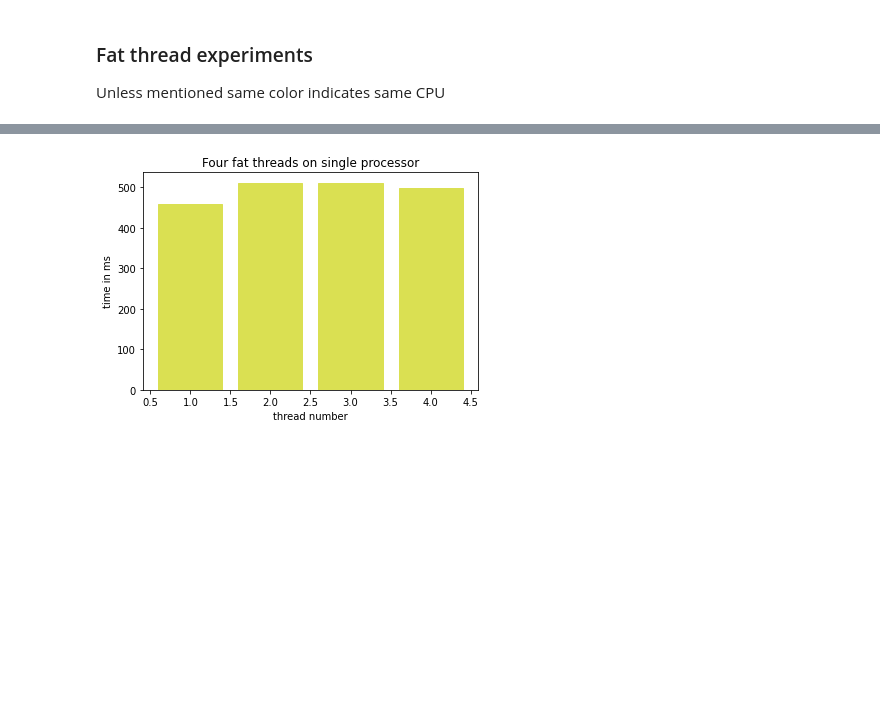
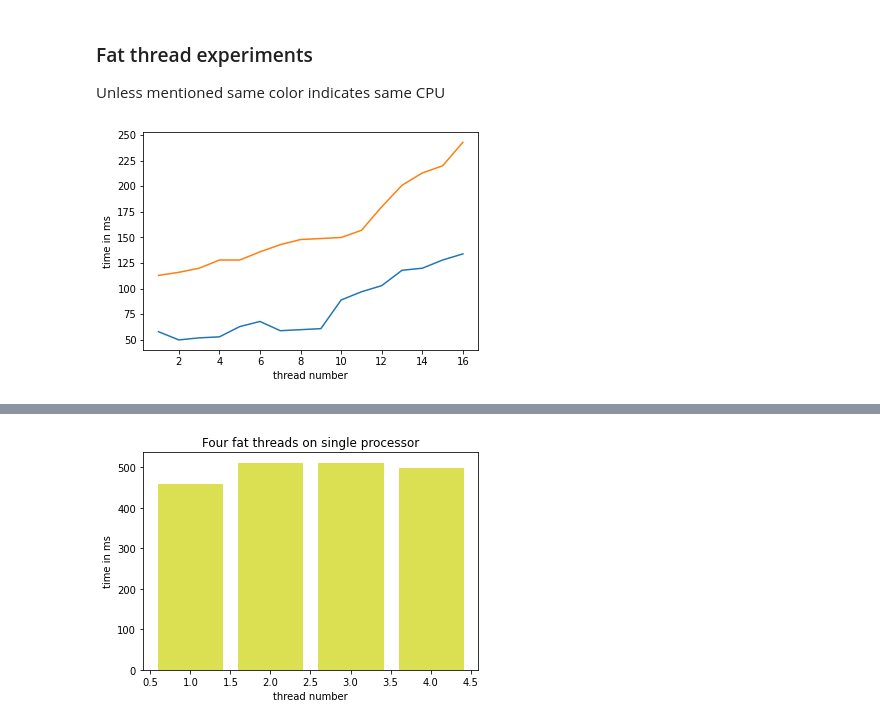
Before and after one commit to shauryapatel1995/random-threading, a Jupyter notebook: fatvsthin.ipynb, the cells around one changed output, grey strips where cells are left out. Cells and saved outputs as stored; diff of their text form; code cells hidden in the pictures; blank space fills up the shorter version.

```diff
--- a/fatvsthin.ipynb
+++ b/fatvsthin.ipynb
@@ -43,3 +43,15 @@ def generate_graph(threads, times, title):
 
   for i in range(len(times)):
     barlist[i].set_color(colors[cpus[i]])
+# %%
+# Uniform distribution memory increments comparison
+single_fat = [58, 50, 52, 53, 63, 68, 59, 60, 61, 89, 97, 103, 118, 120, 128, 134]
+fat_2 = [113, 116, 120, 128, 128, 136, 143, 148, 149, 150, 157, 180, 201, 213, 220, 243]
+#memory_sizes = [100000, 2000000, 3000000, 4000000, 5000000, 6000000, 7000000, 8000000, 9000000, 1000000, 1500000, 2000000, 2500000, 3000000, 3500000, 4000000]
+memory_sizes = [1,2,3,4,5,6,7,8,9,10,11,12,13,14,15,16]
+plt.plot(memory_sizes, single_fat, memory_sizes, fat_2)
+plt.ylabel('time in ms')
+plt.xlabel('thread number')
+plt.show()
+# %% [output]
+[figure, added]
```
Also changed, not shown: parts of 5 cells of this notebook.
